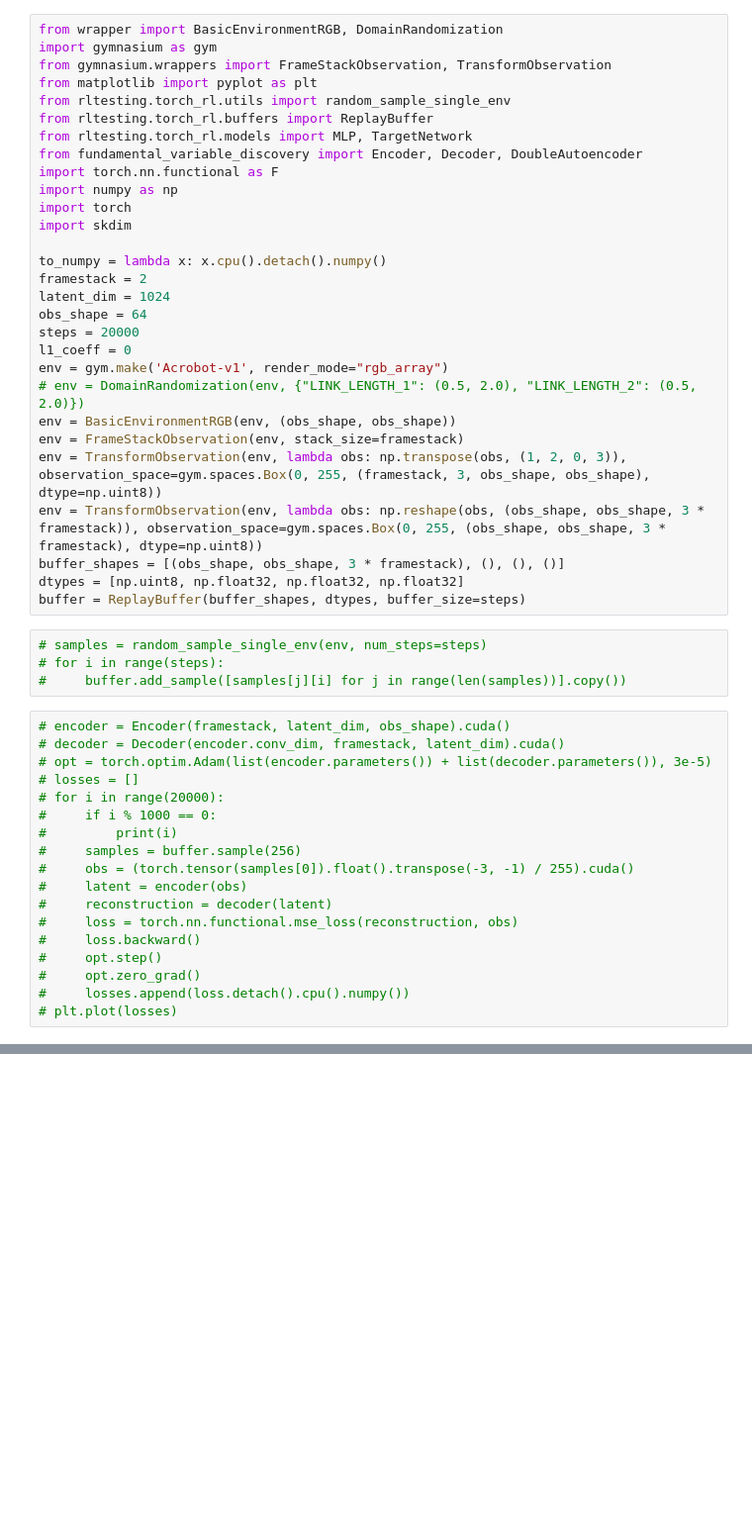
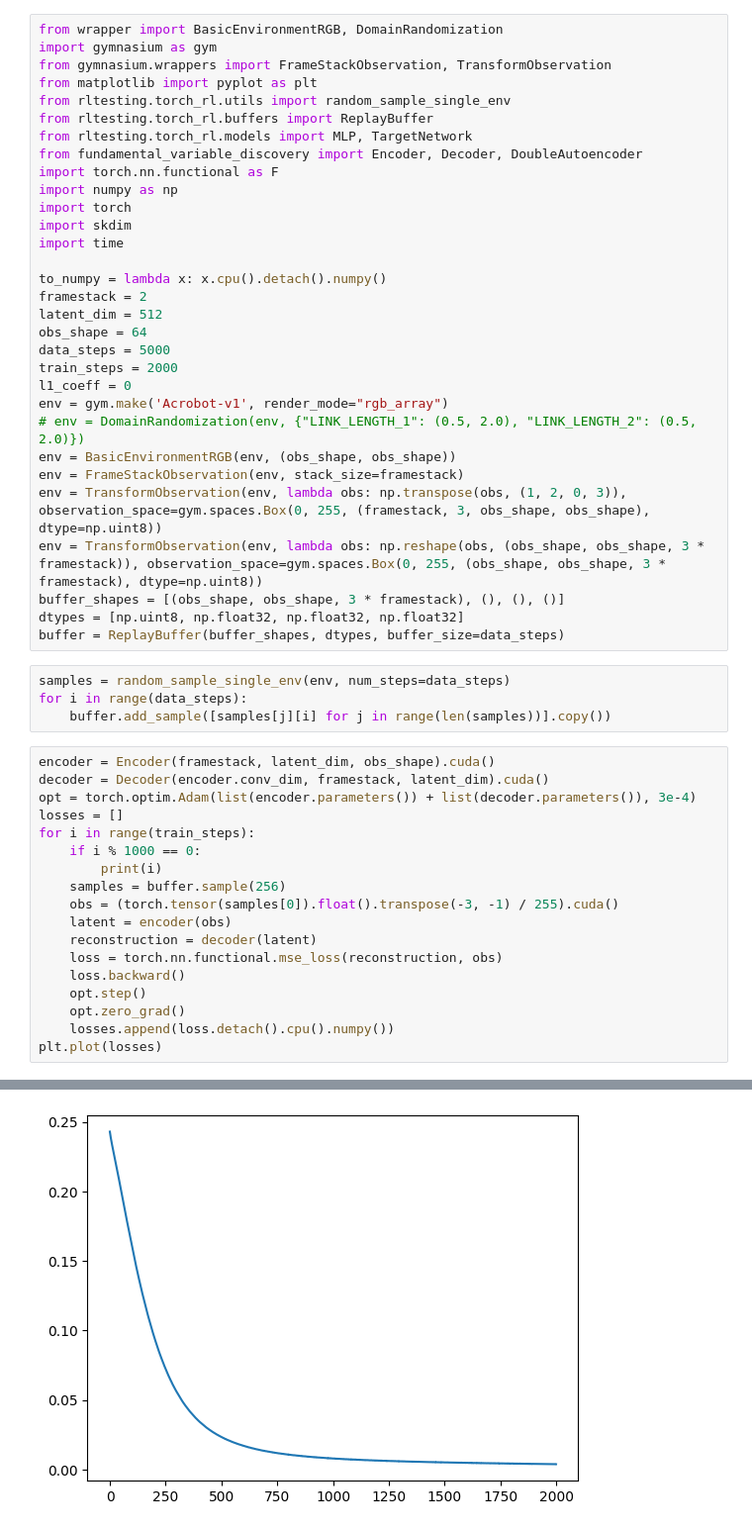
Before and after one commit to antony-zhao/RLTesting, a Jupyter notebook: rltesting/fvd_experiments/rl_double_pendulum.ipynb, the cells around one changed output, grey strips where cells are left out. Shown at 99% size. Cells and saved outputs as stored; diff of their text form; blank space fills up the shorter version.

```diff
--- a/rltesting/fvd_experiments/rl_double_pendulum.ipynb
+++ b/rltesting/fvd_experiments/rl_double_pendulum.ipynb
@@ -11,12 +11,14 @@ import torch.nn.functional as F
 import numpy as np
 import torch
 import skdim
+import time
 
 to_numpy = lambda x: x.cpu().detach().numpy()
 framestack = 2
-latent_dim = 1024
+latent_dim = 512
 obs_shape = 64
-steps = 20000
+data_steps = 5000
+train_steps = 2000
 l1_coeff = 0
 env = gym.make('Acrobot-v1', render_mode="rgb_array")
 # env = DomainRandomization(env, {"LINK_LENGTH_1": (0.5, 2.0), "LINK_LENGTH_2": (0.5, 2.0)})
@@ -26,26 +28,27 @@ env = TransformObservation(env, lambda obs: np.transpose(obs, (1, 2, 0, 3)), obs
 env = TransformObservation(env, lambda obs: np.reshape(obs, (obs_shape, obs_shape, 3 * framestack)), observation_space=gym.spaces.Box(0, 255, (obs_shape, obs_shape, 3 * framestack), dtype=np.uint8))
 buffer_shapes = [(obs_shape, obs_shape, 3 * framestack), (), (), ()]
 dtypes = [np.uint8, np.float32, np.float32, np.float32]
-buffer = ReplayBuffer(buffer_shapes, dtypes, buffer_size=steps)
+buffer = ReplayBuffer(buffer_shapes, dtypes, buffer_size=data_steps)
 # %%
-# samples = random_sample_single_env(env, num_steps=steps)
-# for i in range(steps):
-#     buffer.add_sample([samples[j][i] for j in range(len(samples))].copy())
+samples = random_sample_single_env(env, num_steps=data_steps)
+for i in range(data_steps):
+    buffer.add_sample([samples[j][i] for j in range(len(samples))].copy())
 # %%
-# encoder = Encoder(framestack, latent_dim, obs_shape).cuda()
-# decoder = Decoder(encoder.conv_dim, framestack, latent_dim).cuda()
-# opt = torch.optim.Adam(list(encoder.parameters()) + list(decoder.parameters()), 3e-5)
-# losses = []
-# for i in range(20000):
-#     if i % 1000 == 0:
-#         print(i)
-#     samples = buffer.sample(256)
-#     obs = (torch.tensor(samples[0]).float().transpose(-3, -1) / 255).cuda()
-#     latent = encoder(obs)
-#     reconstruction = decoder(latent)
-#     loss = torch.nn.functional.mse_loss(reconstruction, obs)
-#     loss.backward()
-#     opt.step()
-#     opt.zero_grad()
-#     losses.append(loss.detach().cpu().numpy())
-# plt.plot(losses)
+encoder = Encoder(framestack, latent_dim, obs_shape).cuda()
+decoder = Decoder(encoder.conv_dim, framestack, latent_dim).cuda()
+opt = torch.optim.Adam(list(encoder.parameters()) + list(decoder.parameters()), 3e-4)
+losses = []
+for i in range(train_steps):
+    if i % 1000 == 0:
+        print(i)
+    samples = buffer.sample(256)
+    obs = (torch.tensor(samples[0]).float().transpose(-3, -1) / 255).cuda()
+    latent = encoder(obs)
+    reconstruction = decoder(latent)
+    loss = torch.nn.functional.mse_loss(reconstruction, obs)
+    loss.backward()
+    opt.step()
+    opt.zero_grad()
+    losses.append(loss.detach().cpu().numpy())
+plt.plot(losses)
+# %% [output]
@@ -52 +58,2 @@ buffer = ReplayBuffer(buffer_shapes, dtypes, buffer_size=steps)
+[figure, added]
 # %%
```
Also changed, not shown: parts of 10 cells of this notebook, 5 other files.
